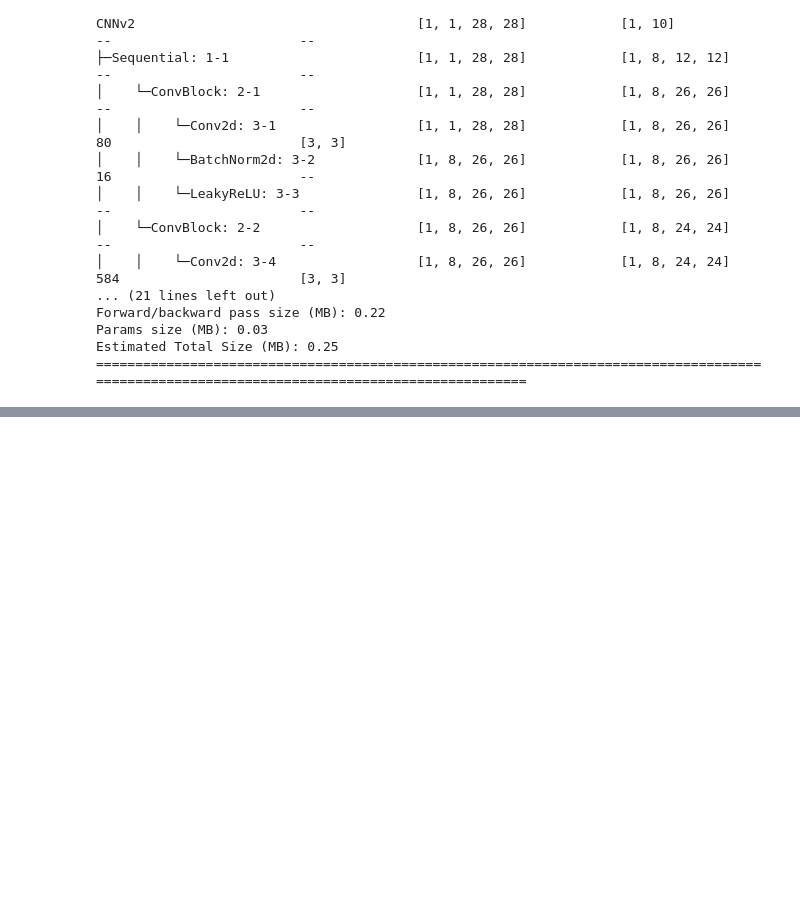
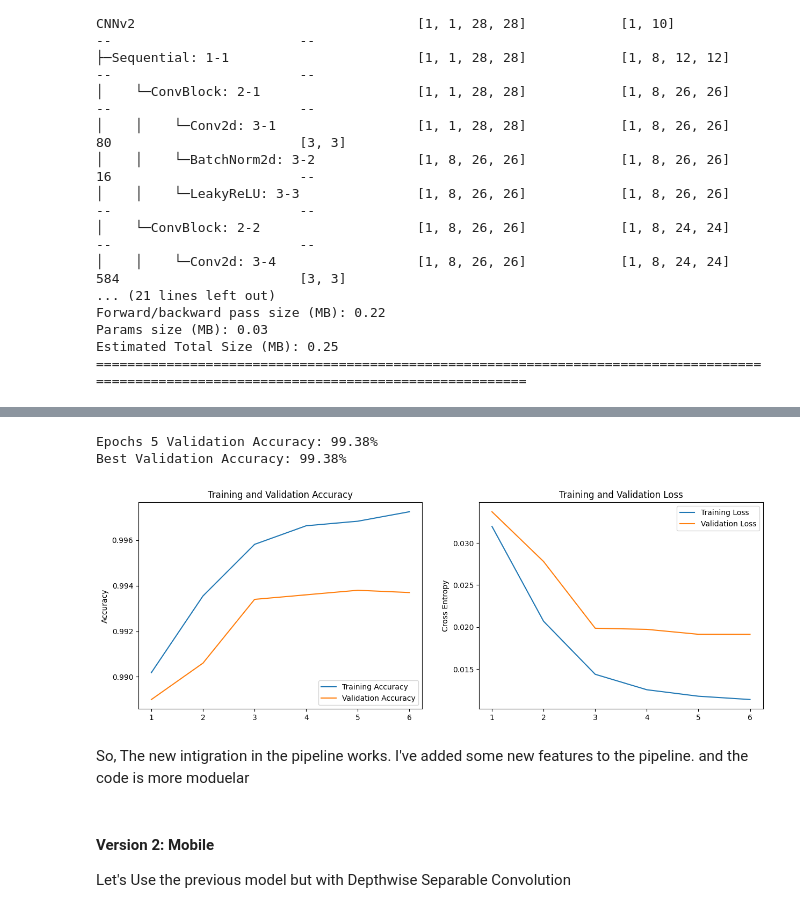
Before and after one commit to aka-vm/Hello-CV, a Jupyter notebook: MNIST-Digit 8k params/Version 3.ipynb, the cells around one changed output, grey strips where cells are left out. Drawn from its saved outputs; the diff is of its cells as text; code cells hidden in the pictures; blank space fills up the shorter version.

Commit message:
Version 3: MobileCNN, minor changes from utils

```diff
--- a/MNIST-Digit 8k params/Version 3.ipynb
+++ b/MNIST-Digit 8k params/Version 3.ipynb
@@ -297,7 +298,8 @@ def log_model_performance(model_dir, logs, **kwargs):
     logs_df = pd.DataFrame(logs).T
     os.makedirs(model_dir, exist_ok=True)
     log_path = os.path.join(model_dir, 'logs.csv')
-    logs_df.to_csv(log_path, mode='a')
+    os.remove(log_path) if os.path.exists(log_path) else None
+    logs_df.to_csv(log_path)
 
 # Checkpoint
 def save_model(model_dir, epoch, model,  save_after=1,**kwargs):
@@ -318,7 +344,7 @@ from torch import optim
 
 class CNNv2(BaseNetwork):
     def __init__(self):
-        super(CNNv2, self).__init__()
+        super().__init__()
         # Block 1
         self.block1 = nn.Sequential(
             ConvBlock(1, 8),
@@ -375,15 +401,15 @@ scheduler = torch.optim.lr_scheduler.StepLR(optimizer, 1, gamma = 0.4)
 
 num_epochs = 6
 history = train(
-    num_epochs,
-    cnn_v2,
-    train_dataloader,
-    test_dataloader,
-    loss_func,
-    optimizer,
-    device,
-    scheduler,
-    callbacks
+    num_epochs = num_epochs,
+    network = cnn_v2,
+    train_loader = train_dataloader,
+    val_loader = test_dataloader,
+    optimizer = optimizer,
+    loss_func = loss_func,
+    scheduler = scheduler,
+    callbacks = callbacks,
+    device=device
 )
 # %% [output]
 Training on mps
@@ -407,0 +432,18 @@ print(f"5th epoch test accuracy: {history_df['test_accuracy'][5]}")
+# %%
+history_df = pd.DataFrame(history).T
+
+plot_history(
+    history_df['train_accuracy_score'],
+    history_df['val_accuracy_score'],
+    history_df['train_loss'],
+    history_df['val_loss'],
+)
+# %% [output]
+Epochs 5 Validation Accuracy: 99.38%
+Best Validation Accuracy: 99.38%
+[figure, added]
+# %% [markdown]
+So, The new intigration in the pipeline works. I've added some new features to the pipeline. and the code is more moduelar
+# %% [markdown]
+#### Version 2: Mobile
+Let's Use the previous model but with Depthwise Separable Convolution
```
Also changed, not shown: parts of 10 cells of this notebook.
